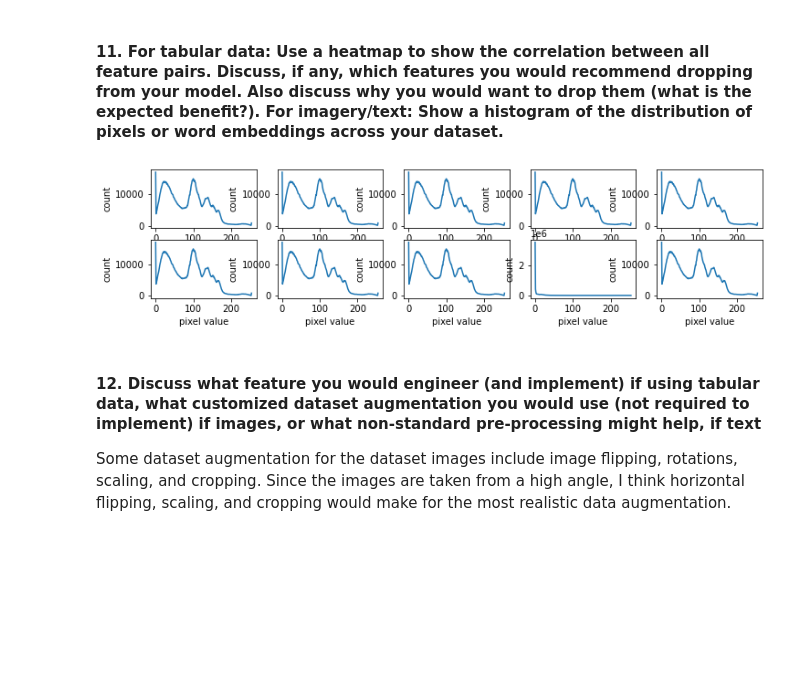
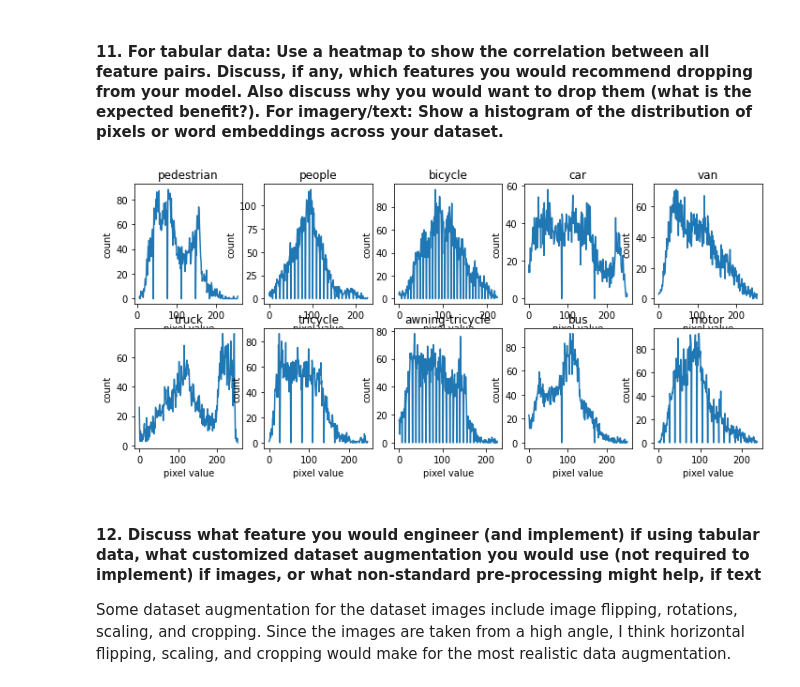
Before and after one commit to Division-Q/pytorch-retinanet, a Jupyter notebook: Part1/preprocess.ipynb, the cells around one changed output. Cells and saved outputs as stored; diff of their text form; code cells hidden in the pictures; blank space fills up the shorter version.

```diff
--- a/Part1/preprocess.ipynb
+++ b/Part1/preprocess.ipynb
@@ -65,14 +76,14 @@ first_img = cv2.imread(train_imgs[0])
 first_img = cv2.cvtColor(first_img, cv2.COLOR_BGR2RGB)
 
 print('First image:')
-fig = plt.figure(num=1, figsize=(4, 4))
+fig = plt.figure(num=1, figsize=(14, 14))
 plt.imshow(first_img)
 plt.xticks([]), plt.yticks([])
 plt.axis('off')
 plt.show()
 
 # show first annotation
-print('First annotation:')
+print('Annotation:')
 with open(train_labels[0], 'r') as f:
     lines = f.readlines()
     for line in lines:
@@ -242,22 +253,40 @@ A model that tries to predict a persons favorite color based on the ice cream fl
 # %% [markdown]
 #### 11. For tabular data: Use a heatmap to show the correlation between all feature pairs. Discuss, if any, which features you would recommend dropping from your model. Also discuss why you would want to drop them (what is the expected benefit?). For imagery/text: Show a histogram of the distribution of pixels or word embeddings across your dataset.
 # %%
-# show a histogram for each class
+dim = (16,16)
+num_avg = 10
 
-for i,c in enumerate(classes):
+j = 0
+for c in classes:
     df_class = df_labels[df_labels['label'] == c]
+    avg_class = np.zeros((num_avg,dim[0],dim[1],3),dtype=np.float64)
+
+    i = 0
+    for idx,row in df_class[:num_avg].iterrows():
+        img = cv2.imread(row['img_path'])
+
+        y1 = int(row['y1'])
+        y2 = int(row['y2'])
+        x1 = int(row['x1'])
+        x2 = int(row['x2'])
+        car = img[y1:y2,x1:x2]
+
+        avg_class[i] = cv2.resize(car,dim)
+        i+=1
+    j+=1
+
     if len(df_class) > 0:
-        fig = plt.figure(num=1, figsize=(12, 4))
-        img = cv2.imread(df_class['img_path'].iloc[0])
-        img = cv2.cvtColor(img, cv2.COLOR_BGR2RGB)
+        fig = plt.figure(num=1, figsize=(12, 8))
         # draw the corresponding histogram
-        plt.subplot(3, 5, i)
-        histogram, bin_edges = np.histogram(img, bins=256)
+        plt.subplot(3, 5, j-1)
+        avg_class = avg_class.reshape(-1)
+        histogram, bin_edges = np.histogram(avg_class, bins=256)
         plt.xlabel("pixel value")
         plt.ylabel("count")
         plt.plot(bin_edges[0:256], histogram)
+        plt.title(c)
 # %% [output]
-[figure, old version]
+[figure, new version]
 # %% [markdown]
 #### 12. Discuss what feature you would engineer (and implement) if using tabular data, what customized dataset augmentation you would use (not required to implement) if images, or what non-standard pre-processing might help, if text
 
```
Also changed, not shown: parts of 10 cells of this notebook.
